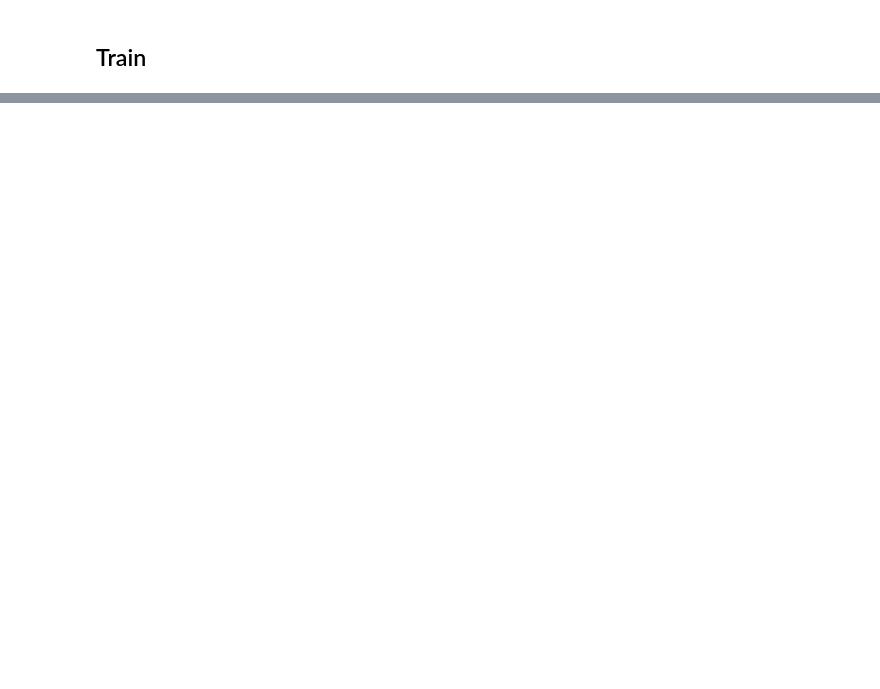
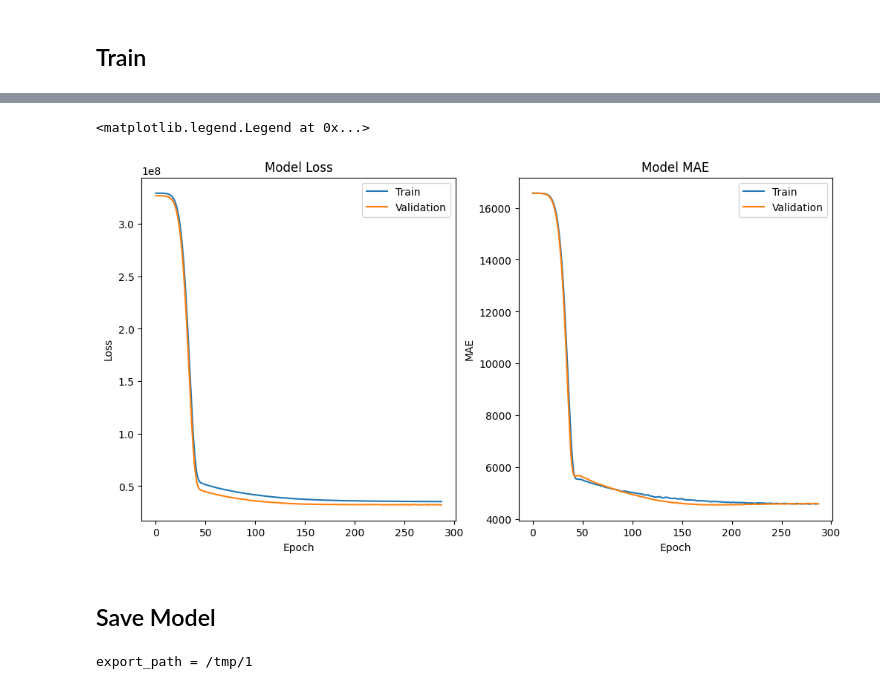
Before and after one commit to MamMates/ml-food-price, a Jupyter notebook: MamMates_Food_Price.ipynb, the cells around one changed output, grey strips where cells are left out. Saved outputs shown, nothing was run; the diff lists cells and outputs as text; code cells hidden in the pictures; blank space fills up the shorter version.

```diff
--- a/MamMates_Food_Price.ipynb
+++ b/MamMates_Food_Price.ipynb
@@ -184,8 +187,8 @@ Name: environment, dtype: int64
 ## Modeling
 # %%
 from sklearn.model_selection import train_test_split
-X = df_merged.drop(columns='price')
-y = df_merged['price']
+X = df_merged.drop(columns='price').values
+y = df_merged['price'].values
 
 X_train, X_test, y_train, y_test = train_test_split(X,y,test_size=0.2,random_state=42)
 # %%
@@ -202,18 +205,14 @@ X_test = scaler.transform(X_test)
 from keras.layers import Dense, Dropout
 from keras import Sequential, Input
 
+units = X_train.shape[1]
+
 model = Sequential([
-  Dense(512, activation='relu', input_shape=(X_train.shape[1],)),
-  Dropout(0.5),
-  Dense(256,activation='relu'),
-  Dropout(0.5),
-  Dense(126,activation='relu'),
-  Dropout(0.5),
-  Dense(64,activation='relu'),
-  Dropout(0.5),
-  Dense(32,activation='relu'),
-  Dropout(0.5),
-  Dense(1, activation='linear')
+  Dense(units, activation='relu', input_shape=(X_train.shape[1],)),
+  Dense(units, activation='relu'),
+  Dense(units, activation='relu'),
+  Dense(units, activation='relu'),
+  Dense(1)
 ])
 
 model.summary()
@@ -249,8 +250,8 @@ early_stopping = EarlyStopping(monitor='val_mae',
 )
 # %%
 history = model.fit(
-    X_train, y_train.values,
-    validation_data=(X_test,y_test.values),
+    X_train, y_train,
+    validation_data=(X_test,y_test),
     epochs=1000,
     callbacks=[early_stopping]
 )
@@ -274,0 +284,39 @@ Epoch 200: early stopping
+# %%
+plt.figure(figsize=(12, 6))
+plt.subplot(1, 2, 1)
+plt.plot(history.history['loss'])
+plt.plot(history.history['val_loss'])
+plt.title('Model Loss')
+plt.xlabel('Epoch')
+plt.ylabel('Loss')
+plt.legend(['Train', 'Validation'])
+
+plt.subplot(1, 2, 2)
+plt.plot(history.history['mae'])
+plt.plot(history.history['val_mae'])
+plt.title('Model MAE')
+plt.xlabel('Epoch')
+plt.ylabel('MAE')
+plt.legend(['Train', 'Validation'])
+# %% [output]
+<matplotlib.legend.Legend at 0x...>
+[figure, added]
+# %% [markdown]
+## Save Model
+# %%
+MODEL_DIR = tempfile.gettempdir()
+version = 1
+export_path = os.path.join(MODEL_DIR, str(version))
+print('export_path = {}\n'.format(export_path))
+
+tf.keras.models.save_model(
+    model,
+    export_path,
+    overwrite=True,
+    include_optimizer=True,
+    save_format=None,
+    signatures=None,
+    options=None
+)
+# %% [output]
+export_path = /tmp/1
```
Also changed, not shown: parts of 15 cells of this notebook.
